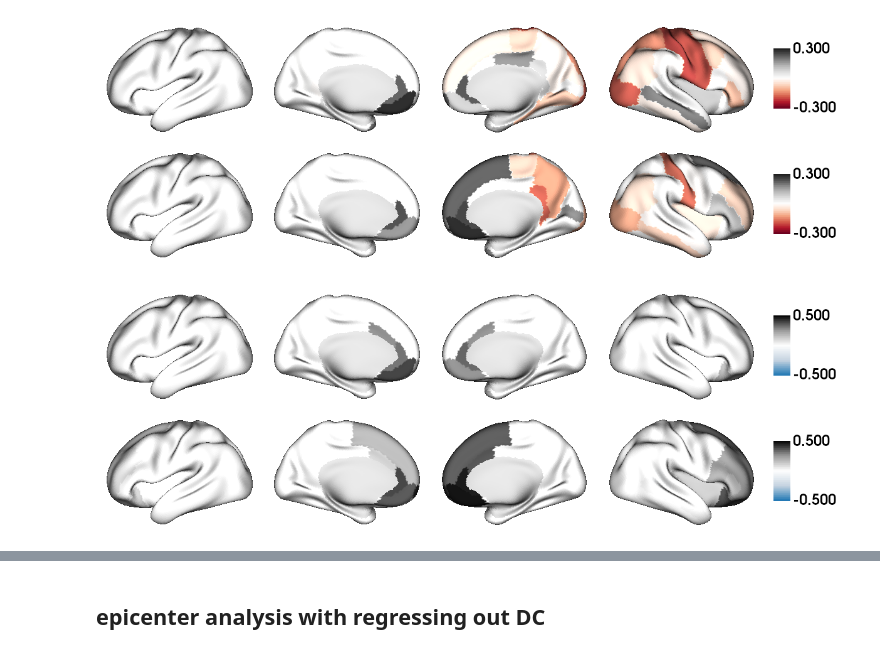
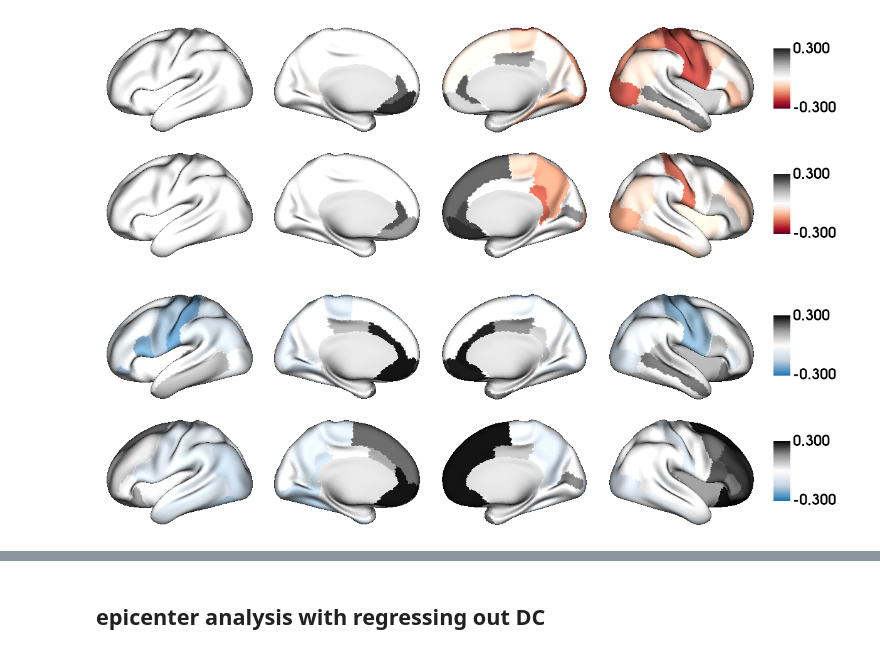
Before and after one commit to wanb-psych/schizotypy4Matthias, a Jupyter notebook: visualization.ipynb, the cells around one changed output, grey strips where cells are left out. Drawn from its saved outputs; the diff is of its cells as text; code cells hidden in the pictures.

```diff
--- a/visualization.ipynb
+++ b/visualization.ipynb
@@ -108,3 +108,18 @@ np.savetxt('./fc_networknull_epicenter_neg_dk68.txt', np.vstack((
     fc_epi_neg['per_node_r'], fc_epi_neg['per_node_p'])).T)
 np.savetxt('./sc_networknull_epicenter_neg_dk68.txt', np.vstack((
     sc_epi_neg['per_node_r'], sc_epi_neg['per_node_p'])).T)
+# %%
+tmp1 = np.array(fc_epi_pos['per_node_r'])
+#tmp1[np.array(fc_epi_pos['per_node_p']) > 0.05] = 0
+tmp2 = np.array(fc_epi_neg['per_node_r'])
+#tmp2[np.array(fc_epi_neg['per_node_p']) > 0.05] = 0
+tmp = [tmp1, tmp2]
+plot = [None] * len(tmp)
+for i in range(len(tmp)):
+  plot[i] = dk68.copy()
+  for j in range(68):
+    plot[i][dk68==j+1] = tmp[i][j]
+  plot[i][schaefer100==0] = np.nan
+
+fp.plot_surface(data=plot, size=(1200,200*len(tmp)), cmap='RdGy', color_range=(-0.3,0.3),
+                display=True, filename='./fc_epicenter_netwroknull_dk68.png')
@@ -127,18 +144,18 @@ fp.plot_surface(data=plot, size=(1200,200*len(tmp)), cmap='RdGy', color_range=(-
 [figure]
 # %%
 tmp1 = np.array(sc_epi_pos['per_node_r'])
-tmp1[np.array(sc_epi_pos['per_node_p']) > 0.05] = 0
+#tmp1[np.array(sc_epi_pos['per_node_p']) > 0.05] = 0
 tmp2 = np.array(sc_epi_neg['per_node_r'])
-tmp2[np.array(sc_epi_neg['per_node_p']) > 0.05] = 0
+#tmp2[np.array(sc_epi_neg['per_node_p']) > 0.05] = 0
 tmp = [tmp1, tmp2]
 plot = [None] * len(tmp)
 for i in range(len(tmp)):
   plot[i] = dk68.copy()
   for j in range(68):
     plot[i][dk68==j+1] = tmp[i][j]
   plot[i][schaefer100==0] = np.nan
 
-fp.plot_surface(data=plot, size=(1200,200*len(tmp)), cmap=blue_grey_cmap, color_range=(-0.5,0.5),
+fp.plot_surface(data=plot, size=(1200,200*len(tmp)), cmap=blue_grey_cmap, color_range=(-0.3,0.3),
                 display=True, filename='./sc_epicenter_networknull_dk68.png')
 # %% [output]
-[figure, old version]
+[figure, new version]
```
Also changed, not shown: parts of 3 cells of this notebook.
